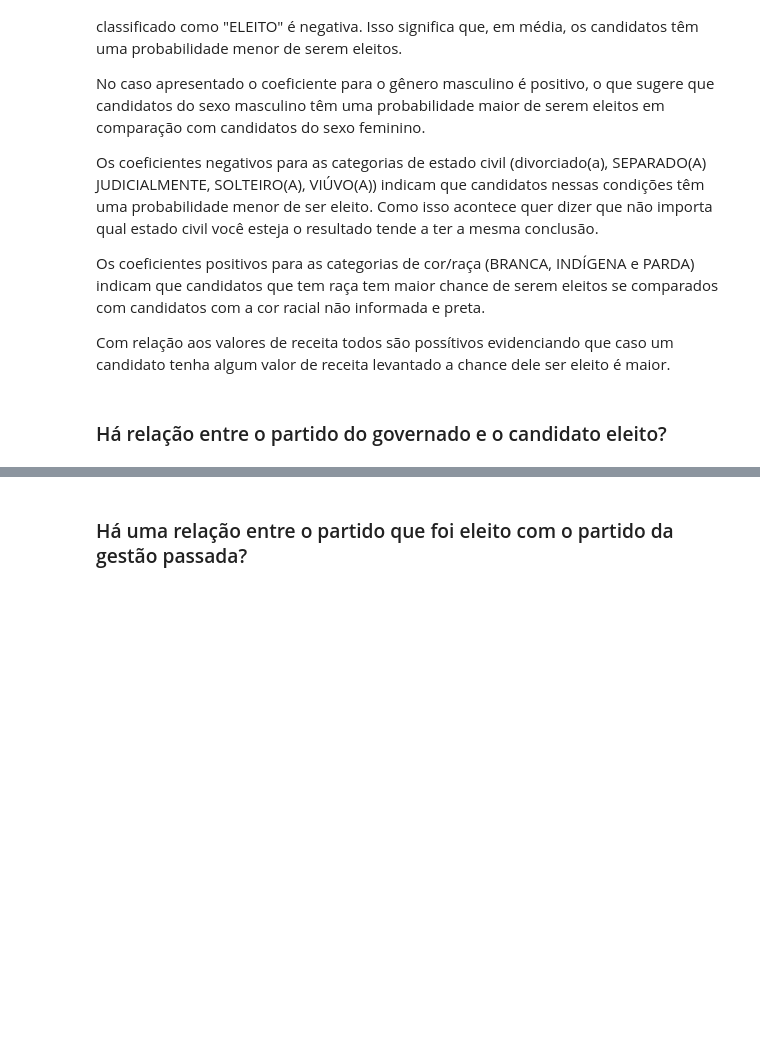
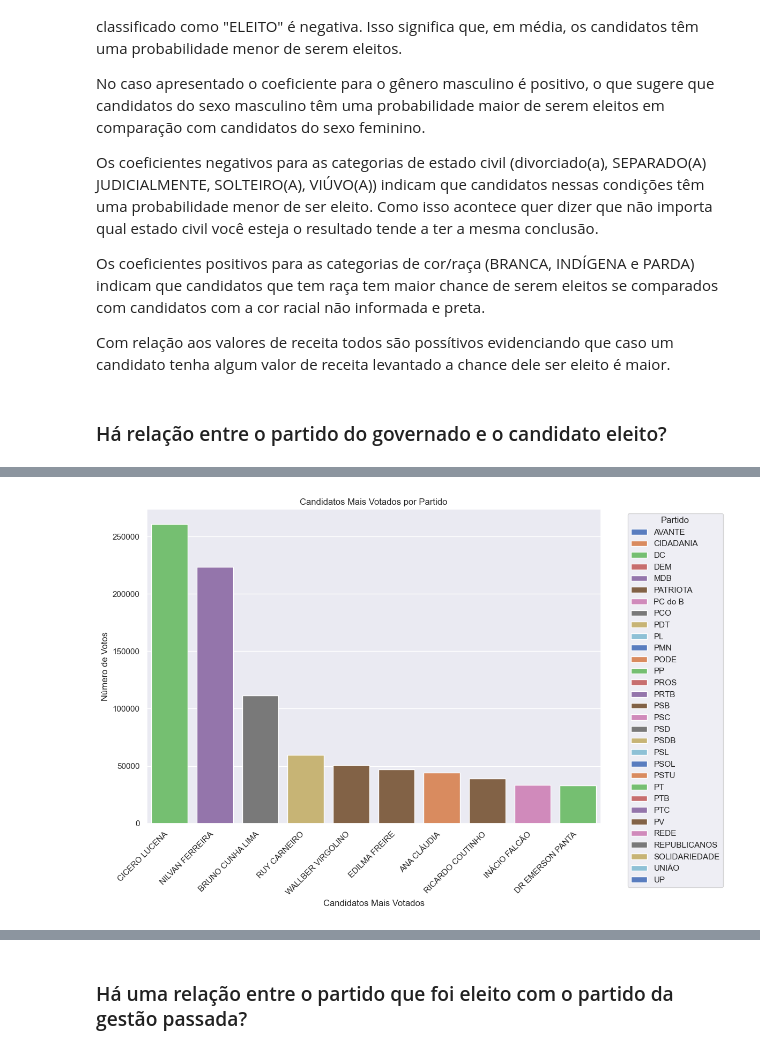
Before and after one commit to Kawhan/final_data_project, a Jupyter notebook: relatorio.ipynb, the cells around one changed output, grey strips where cells are left out. Drawn from its saved outputs; the diff is of its cells as text; code cells hidden in the pictures; blank space fills up the shorter version.

```diff
--- a/relatorio.ipynb
+++ b/relatorio.ipynb
@@ -1037,0 +1075,16 @@ Com relação aos valores de receita todos são possítivos evidenciando que cas
+# %%
+votos_por_candidato = eleicao.groupby(['SG_PARTIDO', 'NM_URNA_CANDIDATO'])['QT_VOTOS'].sum().reset_index()
+
+candidatos_mais_votados = votos_por_candidato.sort_values(by='QT_VOTOS', ascending=False).head(10)
+
+plt.figure(figsize=(12, 8))
+ax = sns.barplot(data=candidatos_mais_votados, x='NM_URNA_CANDIDATO', y='QT_VOTOS', hue='SG_PARTIDO', palette='muted')
+ax.set_xlabel('Candidatos Mais Votados')
+ax.set_ylabel('Número de Votos')
+ax.set_title('Candidatos Mais Votados por Partido')
+ax.legend(title='Partido', bbox_to_anchor=(1.05, 1), loc='upper left')
+plt.xticks(rotation=45, ha='right')
+plt.tight_layout()
+plt.show()
+# %% [output]
+[figure, added]
```
Also changed, not shown: parts of 19 cells of this notebook.
